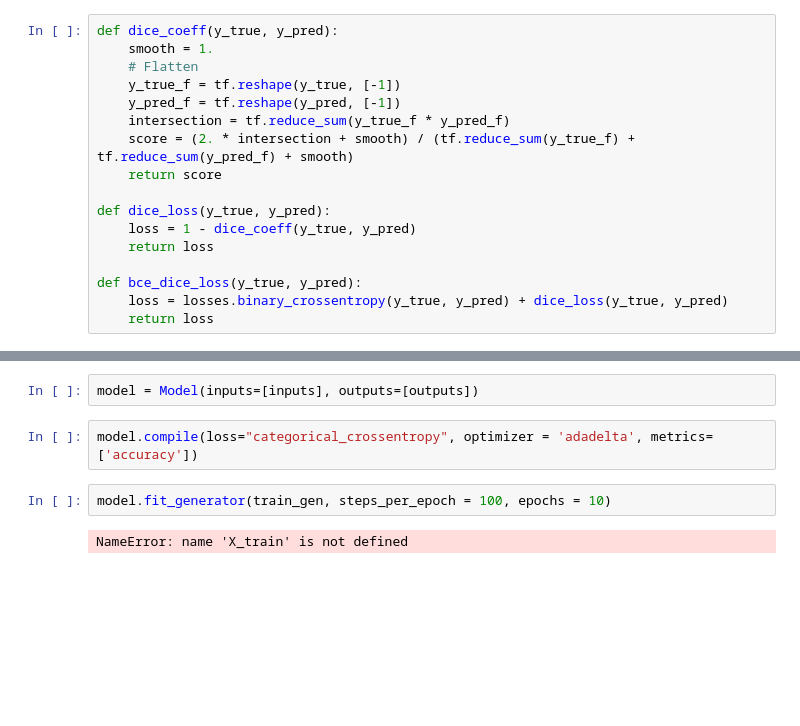
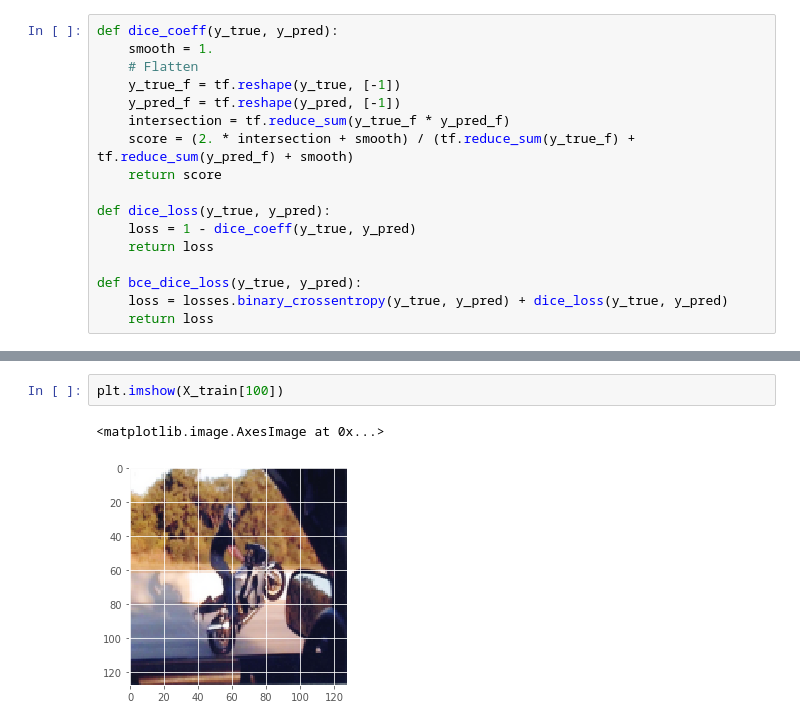
Before and after one commit to puhuk/Paper-Implementation, a Jupyter notebook: Image_Network/SegNet/Segnet_Datagen_Keras.ipynb, the cells around one changed output, grey strips where cells are left out. Drawn from its saved outputs; the diff is of its cells as text; blank space fills up the shorter version.

```diff
--- a/Image_Network/SegNet/Segnet_Datagen_Keras.ipynb
+++ b/Image_Network/SegNet/Segnet_Datagen_Keras.ipynb
@@ -396,8 +365,5 @@ WARNING:tensorflow:From D:\Anaconda3\lib\site-packages\keras\backend\tensorflow_
-# %%
-model = Model(inputs=[inputs], outputs=[outputs])
-# %%
-model.compile(loss="categorical_crossentropy", optimizer = 'adadelta', metrics=['accuracy'])
-# %%
-model.fit_generator(train_gen, steps_per_epoch = 100, epochs = 10)
-# %% [output]
-NameError: name 'X_train' is not defined
+# %%
+plt.imshow(X_train[100])
+# %% [output]
+<matplotlib.image.AxesImage at 0x...>
+[figure, added]
```
Also changed, not shown: parts of 6 cells of this notebook.
